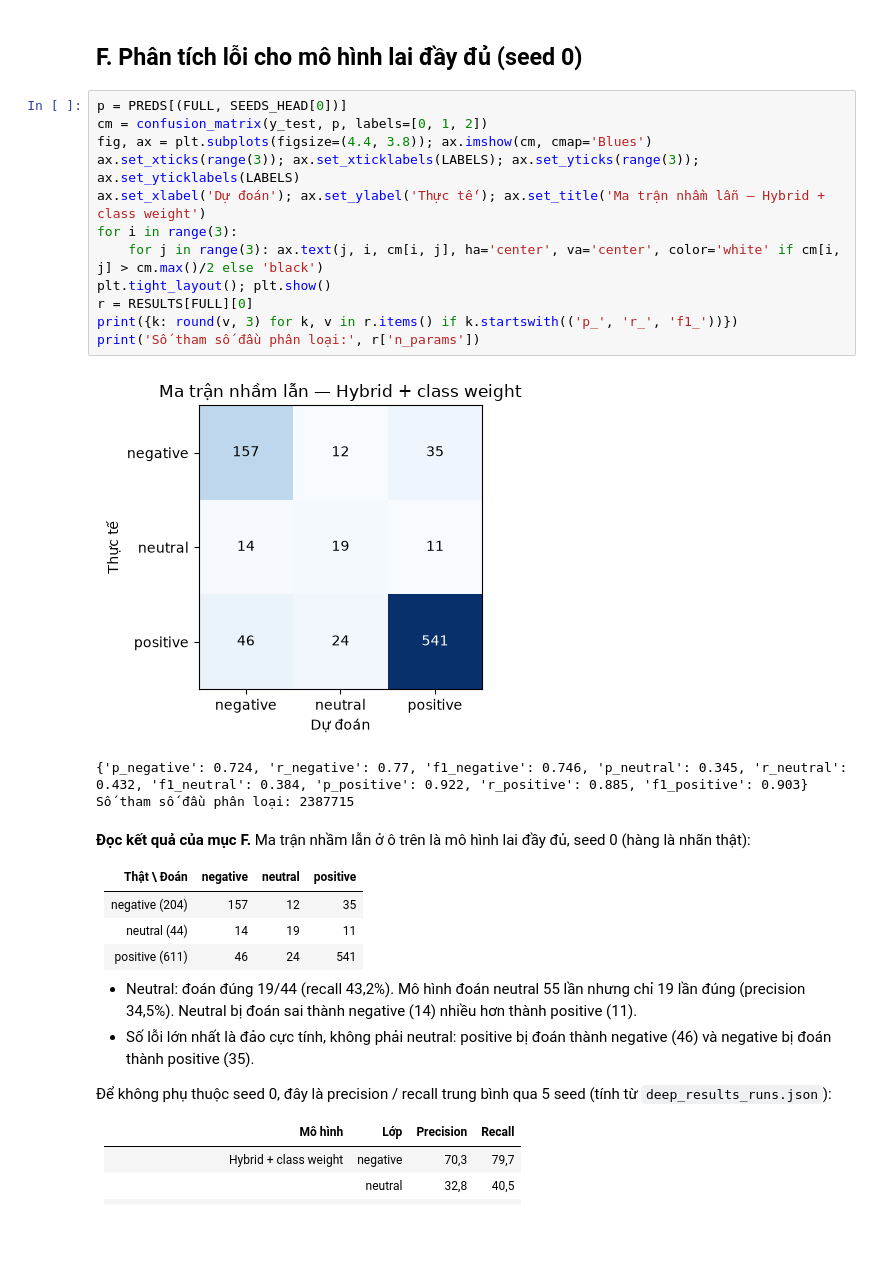
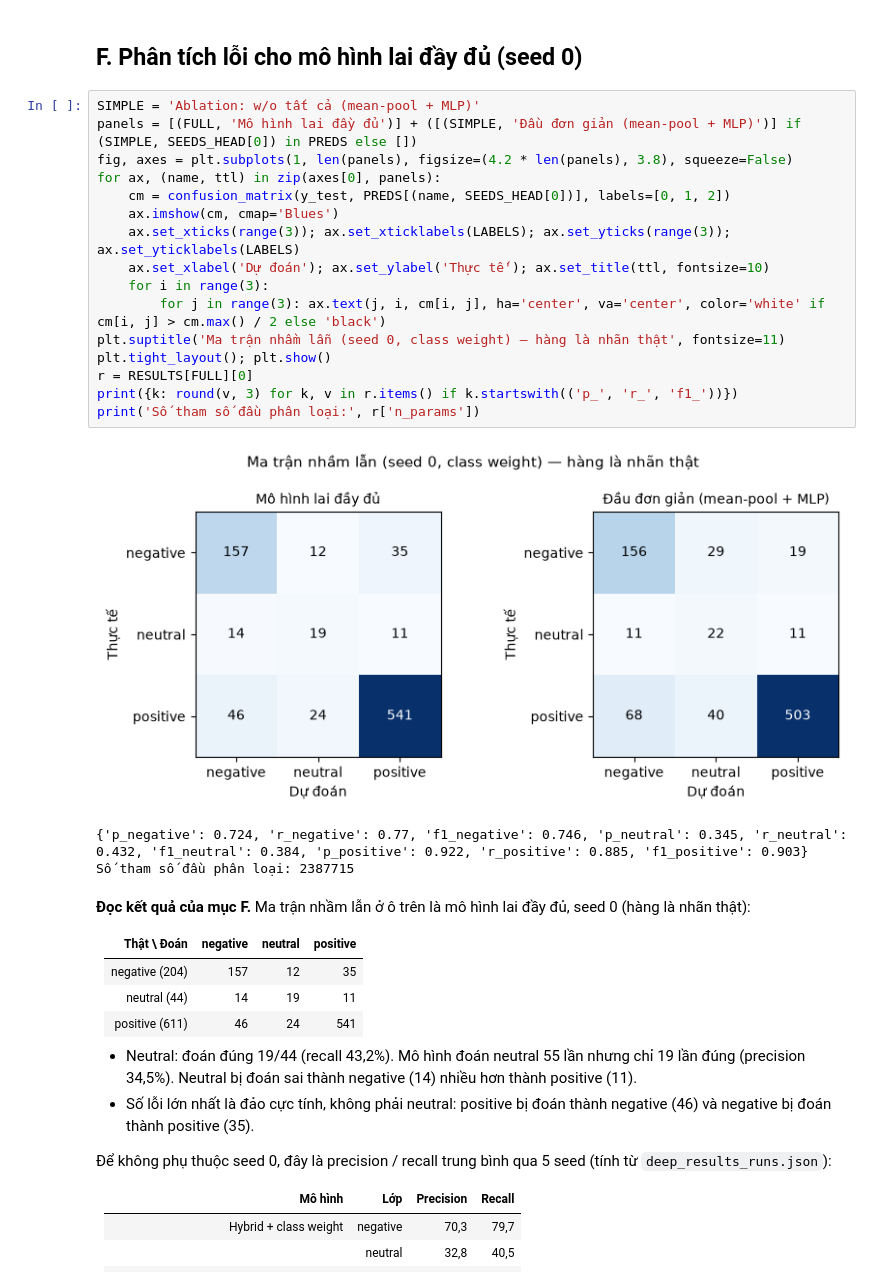
Before and after one commit to TranHoangDatSC/Data-Analysis-Laboratory, a Jupyter notebook: Natural-Language-Processing/Final-Project/notebooks/05_deep_models_res16.ipynb, the cells around one changed output. Drawn from its saved outputs; the diff is of its cells as text; blank space fills up the shorter version.

```diff
--- a/Natural-Language-Processing/Final-Project/notebooks/05_deep_models_res16.ipynb
+++ b/Natural-Language-Processing/Final-Project/notebooks/05_deep_models_res16.ipynb
@@ -282,21 +339,25 @@ if SMOKE: print('⚠️ SMOKE: các số trên vô nghĩa (backbone ngẫu nhiê
 # %% [markdown]
 ## F. Phân tích lỗi cho mô hình lai đầy đủ (seed 0)
-# %%
-p = PREDS[(FULL, SEEDS_HEAD[0])]
-cm = confusion_matrix(y_test, p, labels=[0, 1, 2])
-fig, ax = plt.subplots(figsize=(4.4, 3.8)); ax.imshow(cm, cmap='Blues')
-ax.set_xticks(range(3)); ax.set_xticklabels(LABELS); ax.set_yticks(range(3)); ax.set_yticklabels(LABELS)
-ax.set_xlabel('Dự đoán'); ax.set_ylabel('Thực tế'); ax.set_title('Ma trận nhầm lẫn — Hybrid + class weight')
-for i in range(3):
-    for j in range(3): ax.text(j, i, cm[i, j], ha='center', va='center', color='white' if cm[i, j] > cm.max()/2 else 'black')
-plt.tight_layout(); plt.show()
-r = RESULTS[FULL][0]
-print({k: round(v, 3) for k, v in r.items() if k.startswith(('p_', 'r_', 'f1_'))})
-print('Số tham số đầu phân loại:', r['n_params'])
-# %% [output]
-[figure, removed]
-{'p_negative': 0.724, 'r_negative': 0.77, 'f1_negative': 0.746, 'p_neutral': 0.345, 'r_neutral': 0.432, 'f1_neutral': 0.384, 'p_positive': 0.922, 'r_positive': 0.885, 'f1_positive': 0.903}
-Số tham số đầu phân loại: 2387715
+# %%
+SIMPLE = 'Ablation: w/o tất cả (mean-pool + MLP)'
+panels = [(FULL, 'Mô hình lai đầy đủ')] + ([(SIMPLE, 'Đầu đơn giản (mean-pool + MLP)')] if (SIMPLE, SEEDS_HEAD[0]) in PREDS else [])
+fig, axes = plt.subplots(1, len(panels), figsize=(4.2 * len(panels), 3.8), squeeze=False)
+for ax, (name, ttl) in zip(axes[0], panels):
+    cm = confusion_matrix(y_test, PREDS[(name, SEEDS_HEAD[0])], labels=[0, 1, 2])
+    ax.imshow(cm, cmap='Blues')
+    ax.set_xticks(range(3)); ax.set_xticklabels(LABELS); ax.set_yticks(range(3)); ax.set_yticklabels(LABELS)
+    ax.set_xlabel('Dự đoán'); ax.set_ylabel('Thực tế'); ax.set_title(ttl, fontsize=10)
+    for i in range(3):
+        for j in range(3): ax.text(j, i, cm[i, j], ha='center', va='center', color='white' if cm[i, j] > cm.max() / 2 else 'black')
+plt.suptitle('Ma trận nhầm lẫn (seed 0, class weight) — hàng là nhãn thật', fontsize=11)
+plt.tight_layout(); plt.show()
+r = RESULTS[FULL][0]
+print({k: round(v, 3) for k, v in r.items() if k.startswith(('p_', 'r_', 'f1_'))})
+print('Số tham số đầu phân loại:', r['n_params'])
+# %% [output]
+[figure, added]
+{'p_negative': 0.724, 'r_negative': 0.77, 'f1_negative': 0.746, 'p_neutral': 0.345, 'r_neutral': 0.432, 'f1_neutral': 0.384, 'p_positive': 0.922, 'r_positive': 0.885, 'f1_positive': 0.903}
+Số tham số đầu phân loại: 2387715
 # %% [markdown]
 **Đọc kết quả của mục F.** Ma trận nhầm lẫn ở ô trên là mô hình lai đầy đủ, seed 0 (hàng là nhãn thật):
 
```
Also changed, not shown: parts of 8 cells of this notebook.
